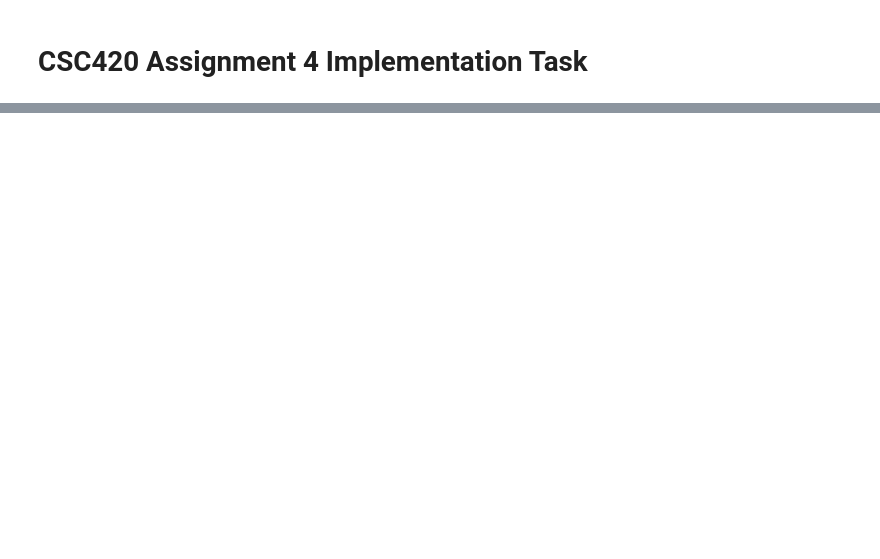
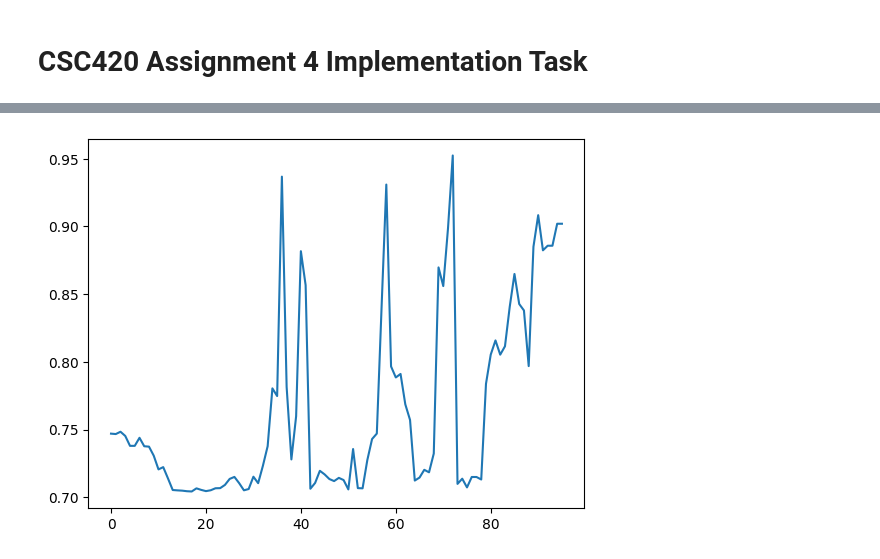
Before and after one commit to blairyeung/CSC420_Assignment_4, a Jupyter notebook: q5.ipynb, the cells around one changed output, grey strips where cells are left out. Cells and saved outputs as stored; diff of their text form; code cells hidden in the pictures; blank space fills up the shorter version.

```diff
--- a/q5.ipynb
+++ b/q5.ipynb
@@ -52,4 +56,12 @@ plt.imshow(roi)
 # %%
+cap = cv2.VideoCapture("Q5/KylianMbappe.mp4") # video
+
+# capture one frame
+ret,frame = cap.read()
+
+# detect a face on the first frame
+face_detector = cv2.CascadeClassifier(cv2.data.haarcascades + 'haarcascade_frontalface_default.xml')
+face_boxes = face_detector.detectMultiScale(frame)
 
 if len(face_boxes)==0:
     print('no face detected')
@@ -79,6 +91,8 @@ cv2.normalize(roi_hist,roi_hist,0,255,cv2.NORM_MINMAX)
 # termination criteria for mean shift: 10 iteration or shift less than 1 pixel
 term_crit = ( cv2.TERM_CRITERIA_EPS | cv2.TERM_CRITERIA_COUNT, 10, 1 )
 
+IOUs = []
+
 while True:
 
     # grab a frame
@@ -99,7 +113,27 @@ while True:
         x,y,w,h = track_window
         img = cv2.rectangle(frame, (x,y), (x+w,y+h), (0,0,255),5)
 
-        cv2.imshow('mean shift tracking demo',img)
+        # apply camshift to get the new location
+        ret2, track_window2 = cv2.CamShift(dst, track_window, term_crit)
+        # Draw it on image
+        pts = cv2.boxPoints(ret2)
+        pts = np.int0(pts)
+        img2 = cv2.polylines(img,[pts],True, 255,2)
+        cv2.imshow('cam shift tracking demo',img2)
+
+
+        truth_bound = [[x, y], [x+w, y], [x+w, y+h], [x, y+h]]
+        track_bound = np.array(pts).tolist()
+        # polygon1_shape = Polygon(track_bound)
+        polygon1_shape = Polygon(truth_bound)
+        polygon2_shape = Polygon(track_bound)
+        # print(polygon1_shape)
+        # print(polygon2_shape)
+        polygon_intersection = polygon1_shape.intersection(polygon2_shape).area
+        polygon_union = polygon1_shape.union(polygon2_shape).area
+        IOU = polygon_intersection / polygon_union
+        IOUs.append(IOU)
+
 
         if cv2.waitKey(33) & 0xFF == 27: # wait a bit and exit is ESC is pressed
             break
@@ -111,0 +164,6 @@ cap.release()
+# %%
+plt.plot(list(range(len(IOUs))), IOUs)
+plt.savefig('Q5_prod/IOU.jpg')
+plt.show()
+# %% [output]
+[figure, added]
```
Also changed, not shown: parts of 9 cells of this notebook, 3 other files.
